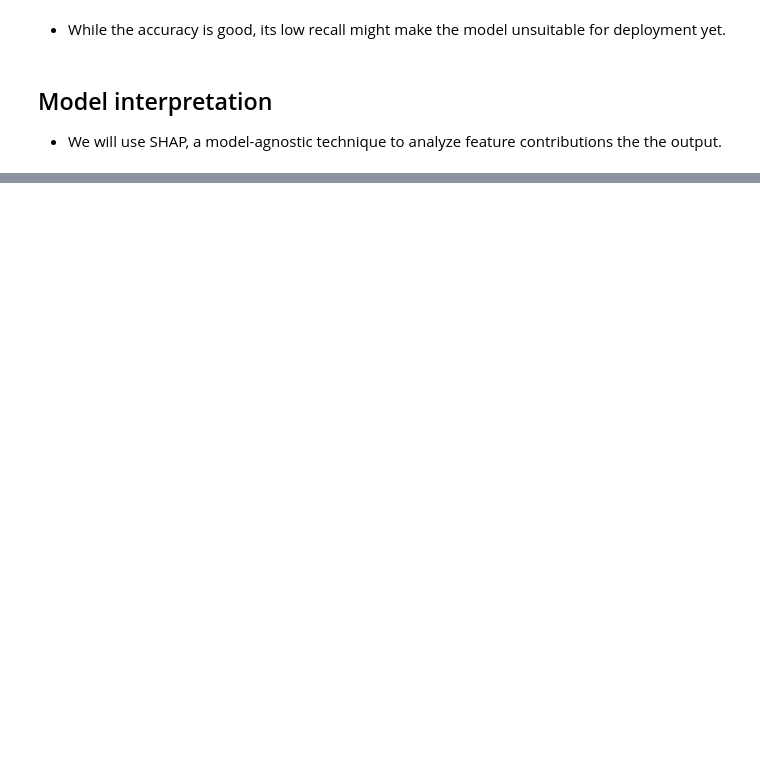
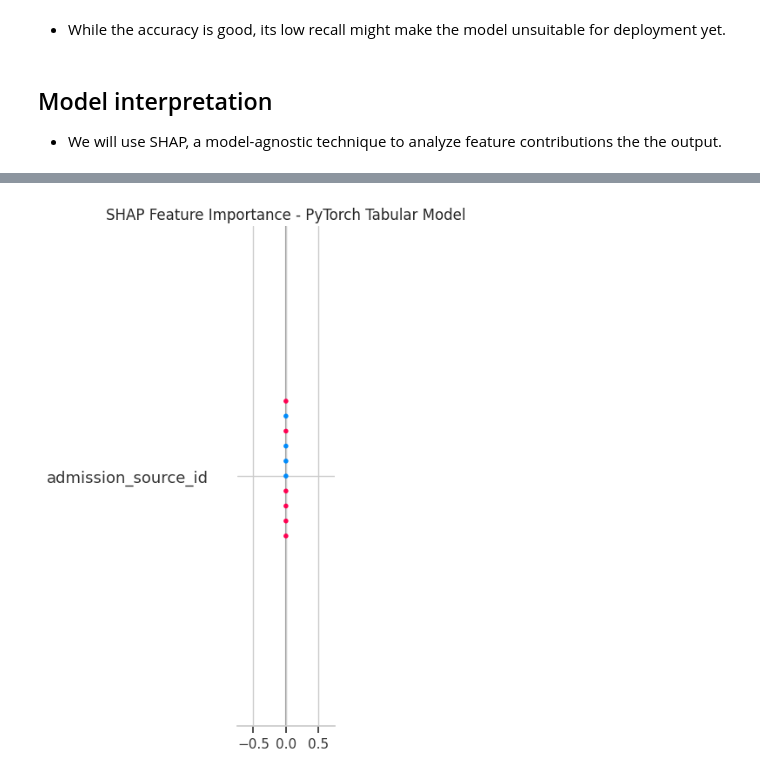
Before and after one commit to Arjeus/diabetes_assignment, a Jupyter notebook: diabetes_readmission_prediction_boost_discharge.ipynb, the cells around one changed output, grey strips where cells are left out. Saved outputs shown, nothing was run; the diff lists cells and outputs as text; code cells hidden in the pictures; blank space fills up the shorter version.

```diff
--- a/diabetes_readmission_prediction_boost_discharge.ipynb
+++ b/diabetes_readmission_prediction_boost_discharge.ipynb
@@ -1015,0 +1376,81 @@ print(importance_df.head(15))
+# %%
+# SHAP Analysis for PyTorch Tabular Model
+print("Performing SHAP analysis on the optimized PyTorch Tabular model...")
+
+# Create a wrapper function for PyTorch Tabular model predictions
+def pytorch_tabular_predict_proba(X):
+    """
+    Wrapper function to get probability predictions from PyTorch Tabular model
+    Returns only the positive class probabilities for SHAP
+    """
+    # Convert to DataFrame if it's a numpy array
+    if isinstance(X, np.ndarray):
+        X_df = pd.DataFrame(X, columns=X_test_pt.columns)
+    else:
+        X_df = X.copy()
+
+    # Add dummy target column (required by PyTorch Tabular)
+    X_df['target'] = 0
+
+    # Get predictions
+    pred_proba = final_model_pt.predict(X_df)
+
+    # Return only positive class probabilities
+    return pred_proba['target_1_probability'].values.reshape(-1, 1)
+
+# Use a sample of test data for SHAP (to speed up computation)
+sample_size = 5000
+sample_indices = np.random.choice(X_test_pt.shape[0], size=min(sample_size, X_test_pt.shape[0]), replace=False)
+X_sample_pt = X_test_pt.iloc[sample_indices]
+
+print(f"Using {len(X_sample_pt)} samples for SHAP analysis")
+
+# Create SHAP explainer for PyTorch Tabular model
+# We'll use the Kernel explainer since it's model-agnostic
+explainer_pt = shap.KernelExplainer(pytorch_tabular_predict_proba, X_sample_pt.iloc[:100])  # Use subset as background
+subset_size = 10
+shap_values_pt = explainer_pt.shap_values(X_sample_pt.iloc[:subset_size])  # Analyze subset for speed
+
+print(f"SHAP values computed for PyTorch Tabular model")
+
+# Summary plot
+plt.figure(figsize=(12, 8))
+shap.summary_plot(shap_values_pt, X_sample_pt.iloc[:subset_size], plot_type="bar", show=False)
+plt.title('SHAP Feature Importance - PyTorch Tabular Model')
+plt.tight_layout()
+plt.show()
+
+# Detailed summary plot
+plt.figure(figsize=(12, 8))
+shap.summary_plot(shap_values_pt, X_sample_pt.iloc[:subset_size], show=False)
+plt.title('SHAP Summary Plot - PyTorch Tabular Model')
+plt.tight_layout()
+plt.show()
+
+# Feature importance ranking for PyTorch Tabular
+feature_importance_pt = np.abs(shap_values_pt).mean(0)
+feature_names_pt = X_sample_pt.columns
+importance_df_pt = pd.DataFrame({
+    'feature': feature_names_pt,
+    'importance': feature_importance_pt.ravel()
+}).sort_values('importance', ascending=False)
+
+print("\nTop 15 Most Important Features (SHAP - PyTorch Tabular):")
+print(importance_df_pt.head(15))
+
+# Compare feature importance between models
+print("\n" + "="*60)
+print("FEATURE IMPORTANCE COMPARISON: XGBoost vs PyTorch Tabular")
+print("="*60)
+
+# Merge the importance dataframes
+comparison_df = importance_df.merge(importance_df_pt, on='feature', suffixes=('_xgb', '_pt'), how='outer').fillna(0)
+comparison_df['difference'] = comparison_df['importance_xgb'] - comparison_df['importance_pt']
+comparison_df = comparison_df.sort_values('importance_xgb', ascending=False)
+
+print("\nTop 10 Features Comparison:")
+print(f"{'Feature':<30} {'XGBoost':<12} {'PyTorch Tab':<12} {'Difference':<12}")
+print("-" * 66)
+for _, row in comparison_df.head(10).iterrows():
+    print(f"{row['feature']:<30} {row['importance_xgb']:<12.4f} {row['importance_pt']:<12.4f} {row['difference']:<12.4f}")
+# %% [output]
@@ -1015,0 +1461 @@ print(importance_df.head(15))
+[figure, added]
```
Also changed, not shown: parts of 34 cells of this notebook, 3 other files.
